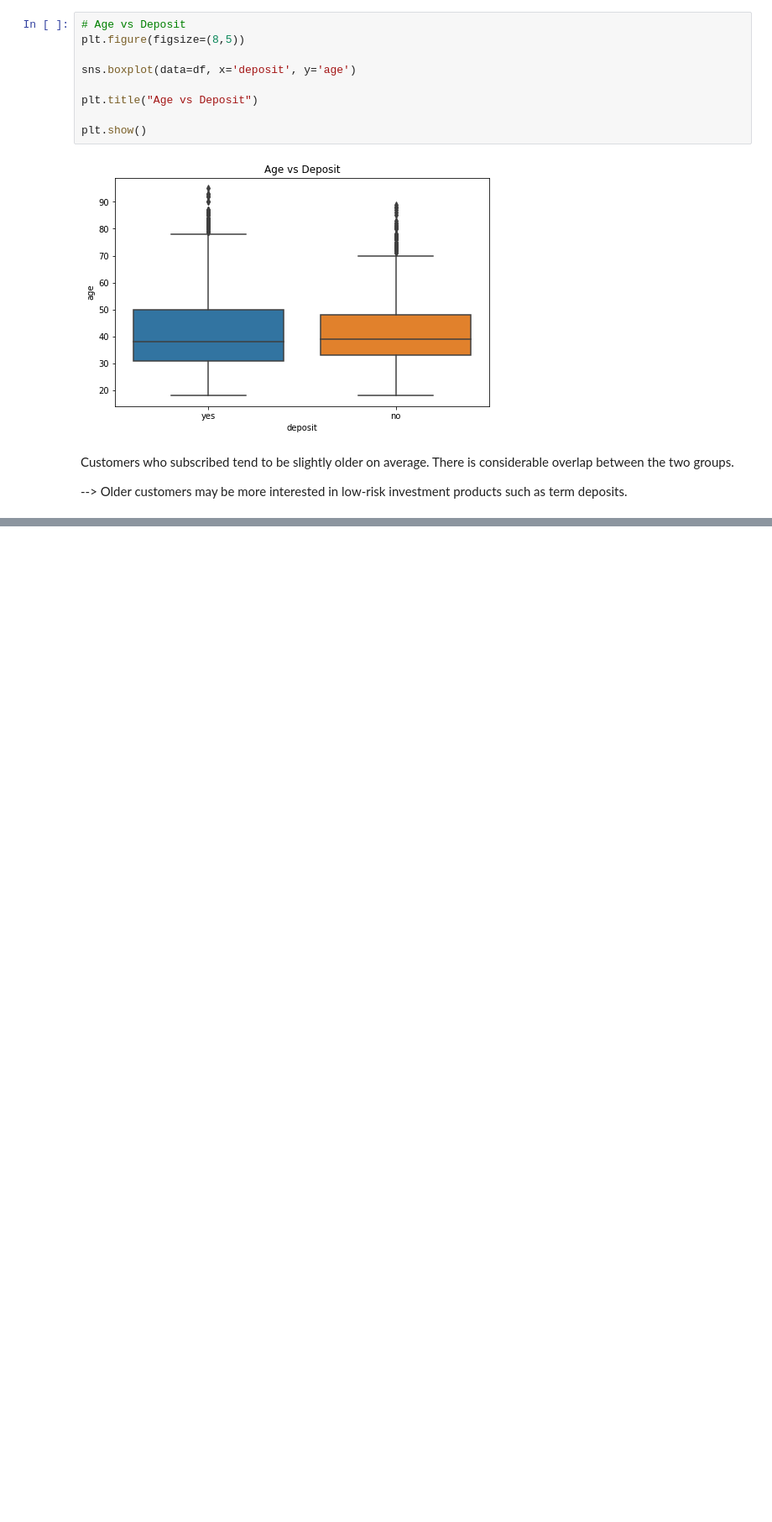
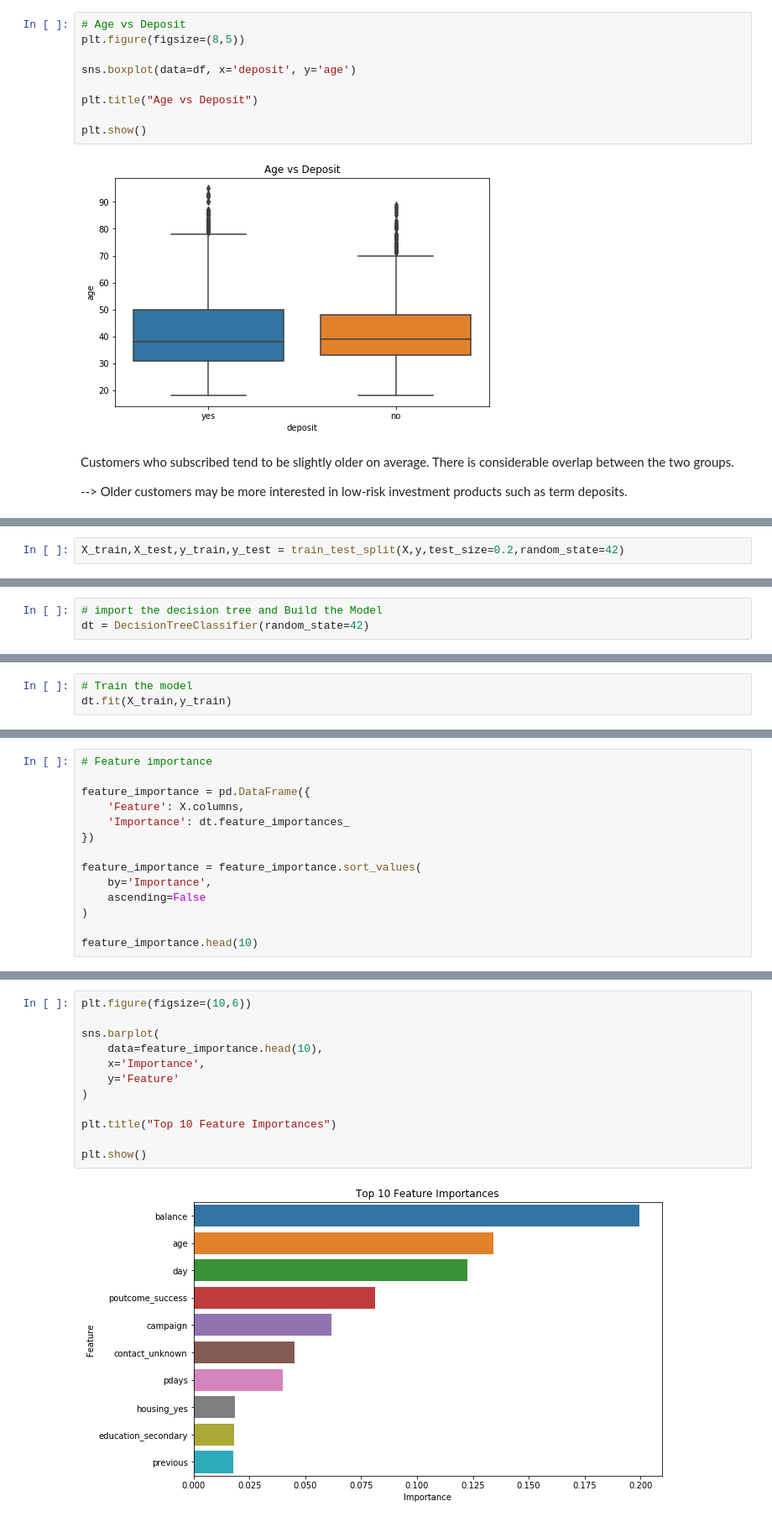
Before and after one commit to Eku12345/ml-learning-journey, a Jupyter notebook: 03-decision-tree/decision_tree_bank_marketing.ipynb, the cells around one changed output, grey strips where cells are left out. Shown at 84% size. Drawn from its saved outputs; the diff is of its cells as text; blank space fills up the shorter version.

```diff
--- a/03-decision-tree/decision_tree_bank_marketing.ipynb
+++ b/03-decision-tree/decision_tree_bank_marketing.ipynb
@@ -391,0 +564,2 @@ There is considerable overlap between the two groups.
+# %%
+X_train,X_test,y_train,y_test = train_test_split(X,y,test_size=0.2,random_state=42)
@@ -391,0 +583,3 @@ There is considerable overlap between the two groups.
+# %%
+# import the decision tree and Build the Model
+dt = DecisionTreeClassifier(random_state=42)
@@ -391,0 +594,3 @@ There is considerable overlap between the two groups.
+# %%
+# Train the model
+dt.fit(X_train,y_train)
@@ -391,0 +686,14 @@ There is considerable overlap between the two groups.
+# %%
+# Feature importance
+
+feature_importance = pd.DataFrame({
+    'Feature': X.columns,
+    'Importance': dt.feature_importances_
+})
+
+feature_importance = feature_importance.sort_values(
+    by='Importance',
+    ascending=False
+)
+
+feature_importance.head(10)
@@ -391,0 +712,14 @@ There is considerable overlap between the two groups.
+# %%
+plt.figure(figsize=(10,6))
+
+sns.barplot(
+    data=feature_importance.head(10),
+    x='Importance',
+    y='Feature'
+)
+
+plt.title("Top 10 Feature Importances")
+
+plt.show()
+# %% [output]
+[figure, added]
```
Also changed, not shown: parts of 63 cells of this notebook, 2 other files.
